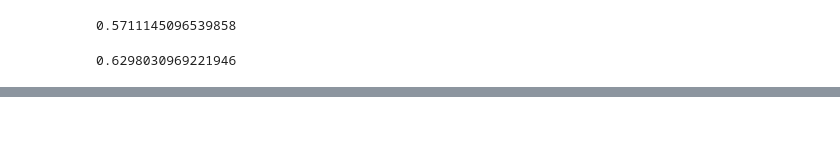
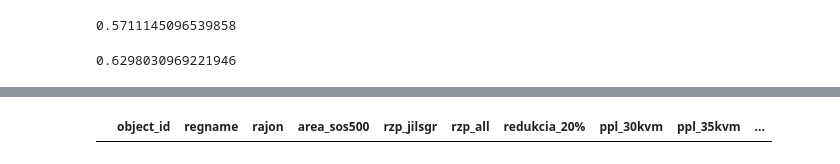
Before and after one commit to Andrii-Ostapchuk/sofia_housing_districts_analysis, a Jupyter notebook: src/exploration/district_mapping.ipynb, the cells around one changed output, grey strips where cells are left out. Saved outputs shown, nothing was run; the diff lists cells and outputs as text; code cells hidden in the pictures; blank space fills up the shorter version.

```diff
--- a/src/exploration/district_mapping.ipynb
+++ b/src/exploration/district_mapping.ipynb
@@ -74,0 +159,6 @@ len(sofia_for_sale_scraped[(sofia_for_rent_scraped['neighborhood'].notna()) | (s
+# %%
+districts['regname_clean'] = districts['regname'].apply(clean_neighborhood)
+
+districts[districts['regname_clean'].str.contains('b-5', case=False)]
+# %% [output]
+|  | object_id | regname | rajon | area_sos500 | rzp_jilsgr | rzp_all | redukcia_20% | ppl_30kvm | ppl_35kvm | ... |
```
Also changed, not shown: parts of 10 cells of this notebook, 1 other file.
